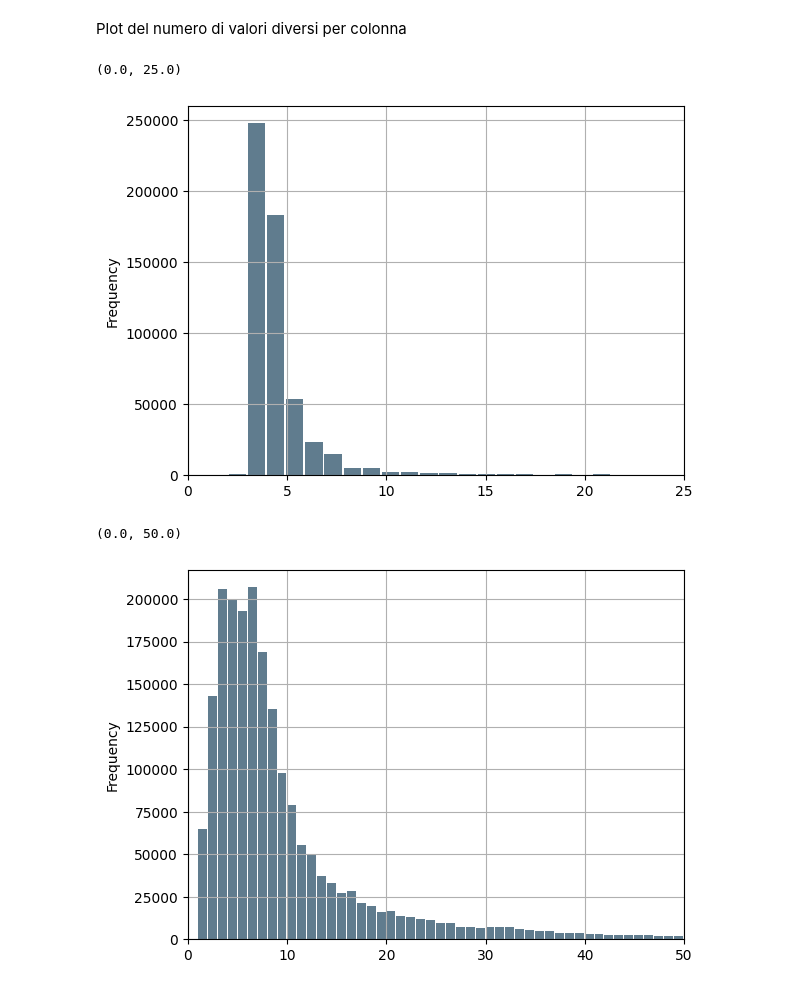
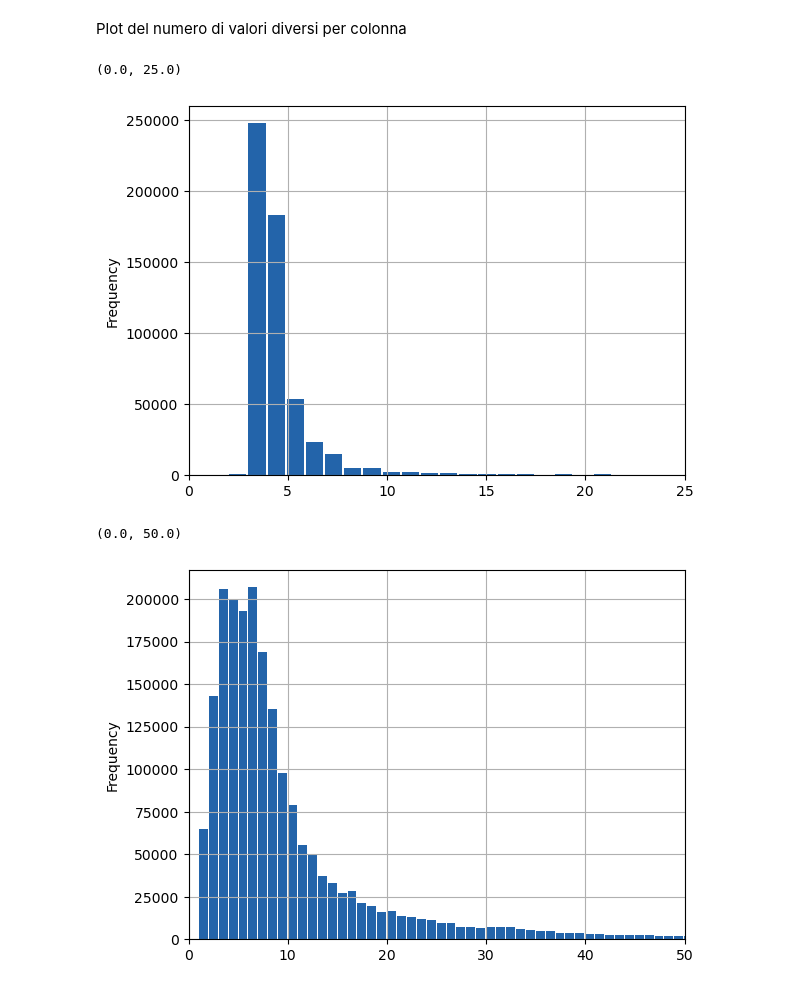
Before and after one commit to DDDavides/IDD, a Jupyter notebook: stats/stats_presenter.ipynb, the cells around one changed output. Saved outputs shown, nothing was run; the diff lists cells and outputs as text; code cells hidden in the pictures.

```diff
--- a/stats/stats_presenter.ipynb
+++ b/stats/stats_presenter.ipynb
@@ -94 +101,3 @@ Plot della distribuzione del numero di righe
+# %%
+setColor = "#2364AA"
 # %%
@@ -100,17 +109,17 @@ numrows_distr.set_xlim(0, 50)
 # %% [markdown]
 Plot del numero di valori diversi per colonna
 # %%
-numcolumns_distr = datas["numColumns"].plot.hist(bins=30000, grid=True, color='#607c8e', rwidth=0.9)
+numcolumns_distr = datas["numColumns"].plot.hist(bins=30000, grid=True, color=setColor, rwidth=0.9)
 numcolumns_distr.set_xlim(0, 25)
 # %% [output]
 (0.0, 25.0)
-[figure, old version]
+[figure, new version]
 # %%
-coldiff = column2diff.plot.hist(bins=6000, grid=True, color='#607c8e', rwidth=0.9)
+coldiff = column2diff.plot.hist(bins=6000, grid=True, color=setColor, rwidth=0.9)
 coldiff.set_xlim(0, 50)
 # %% [output]
 (0.0, 50.0)
-[figure, old version]
+[figure, new version]
 # %%
 numrows2count = dict()
 for row in datas["numRows"]:
```
Also changed, not shown: parts of 8 cells of this notebook.
